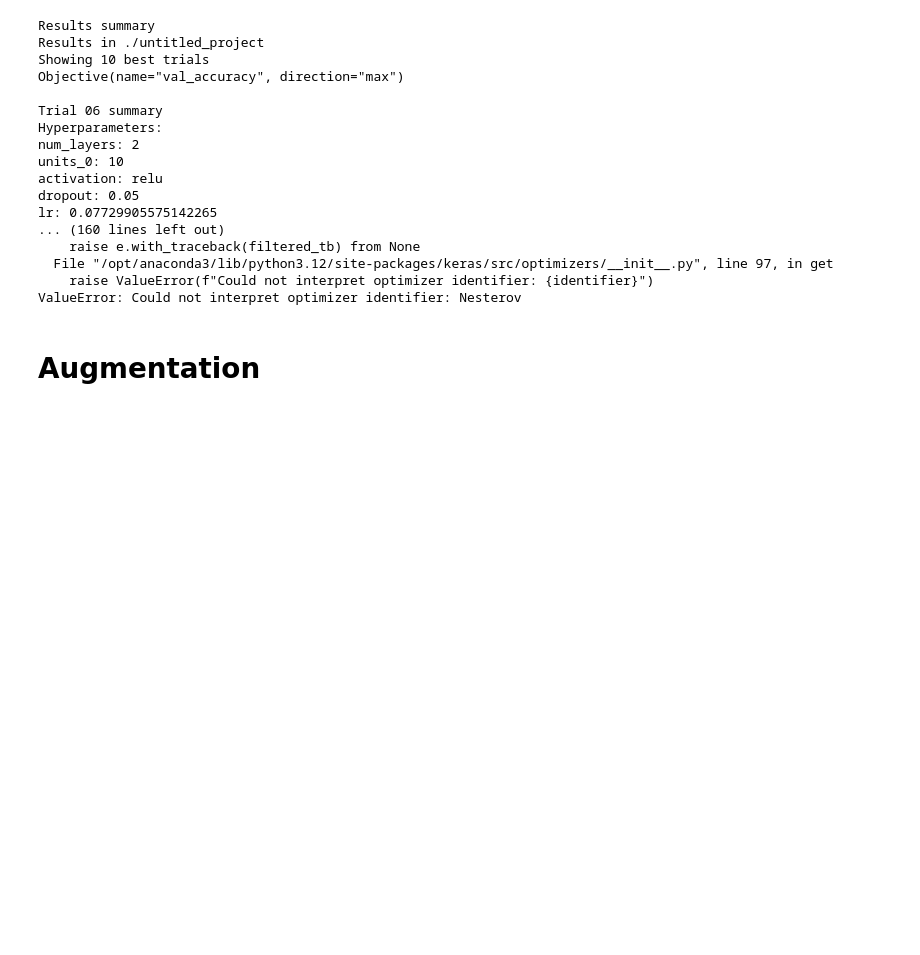
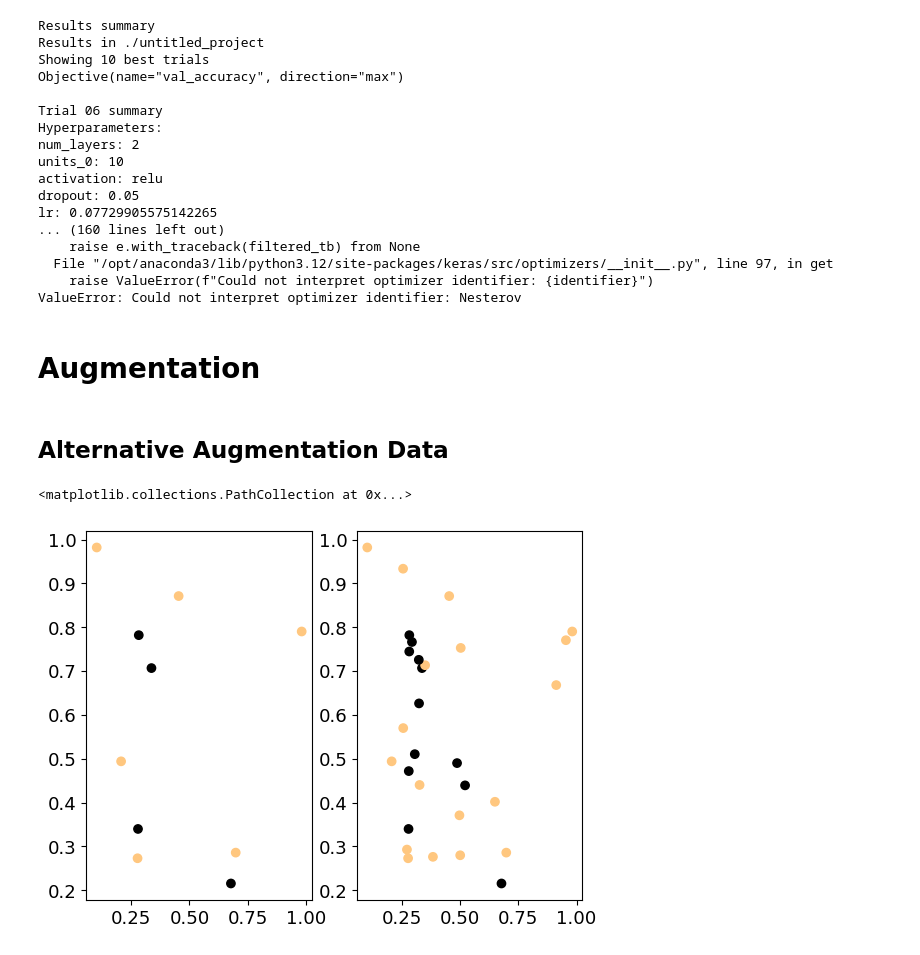
Before and after one commit to FrancescoLR02/LCP-Mod-B-Exercises, a Jupyter notebook: ex1/analise_data_DNN_2025.ipynb, the cells around one changed output. Cells and saved outputs as stored; diff of their text form; code cells hidden in the pictures; blank space fills up the shorter version.

Commit message:
Alternative data augmentation completed

```diff
--- a/ex1/analise_data_DNN_2025.ipynb
+++ b/ex1/analise_data_DNN_2025.ipynb
@@ -378,3 +378,48 @@ for i in range(N):
         y_augum.append( round(np.mean(inside_sphere) ) )
 
 x_augum = np.array(x_augum)
+# %% [markdown]
+## Alternative Augmentation Data
+# %%
+# For each point it finds the K closest points with same color and adds M points on the segment connecting them
+
+def augment_data(x_train, y_train, K=2, M=3, keep_old=True):
+    augmented_x = np.array([])
+    augmented_y = np.array([])
+
+    if keep_old:
+        augmented_x=x_train
+        augmented_y=y_train
+
+    for i in range( np.shape(y_train)[0] ):
+        x, y = x_train[i], y_train[i]
+        eq_colored_x = x_train[y_train == y]
+        distances = [np.sqrt(np.sum((x-z)**2)) for z in eq_colored_x]
+
+        indices = np.argsort(distances)[1:K+1] # first index is the position of x (distance of x with itself is 0)
+        closest_samples = [eq_colored_x[indx] for indx in indices]
+
+        for close_x in closest_samples:
+            for _ in range(M):
+                new_x = close_x + (x-close_x)*np.random.uniform()
+                augmented_x = np.vstack([augmented_x, new_x])
+                augmented_y = np.append(augmented_y, y)
+
+    return np.array(augmented_x), np.array(augmented_y)
+# %%
+# just a test
+
+fig, axes = plt.subplots(1, 2)
+
+size = 10
+data = np.random.random((size, 8))
+dummy_labels = np.random.choice((0, 1), size=size)
+#print(np.shape(data))
+axes[0].scatter(data[:, 0], data[:, 1], c=dummy_labels)
+
+augm_data, augm_labels = augment_data(data, dummy_labels, K=2, M=1)
+#print("augmented data \n",np.shape(augm_data))
+axes[1].scatter(augm_data[:, 0], augm_data[:, 1], c=augm_labels)
+# %% [output]
+<matplotlib.collections.PathCollection at 0x...>
+[figure, added]
```
Also changed, not shown: 1 other file.
